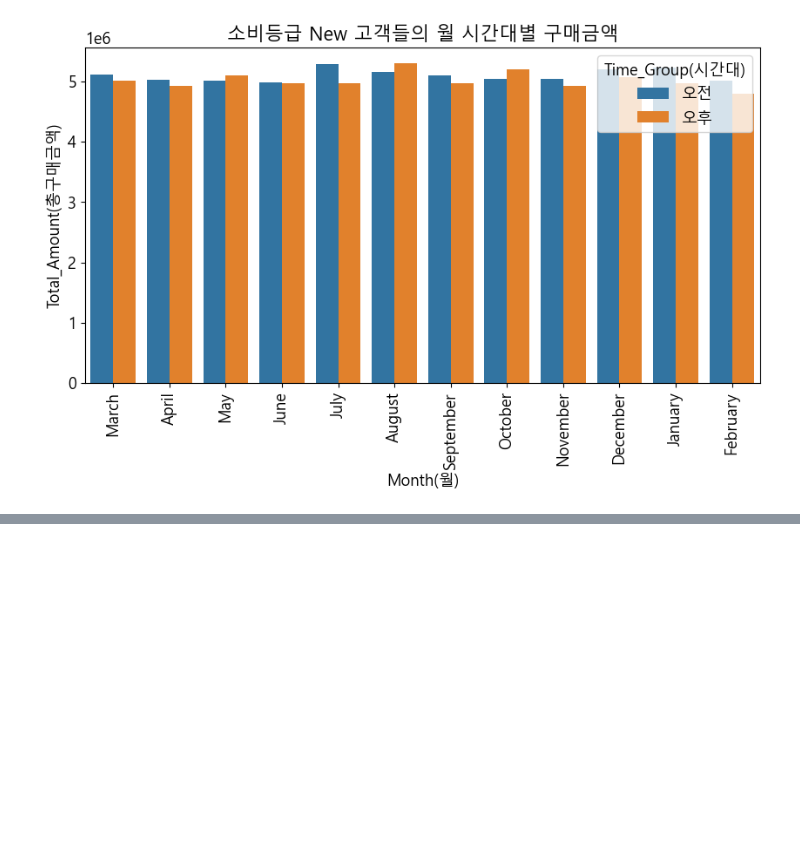
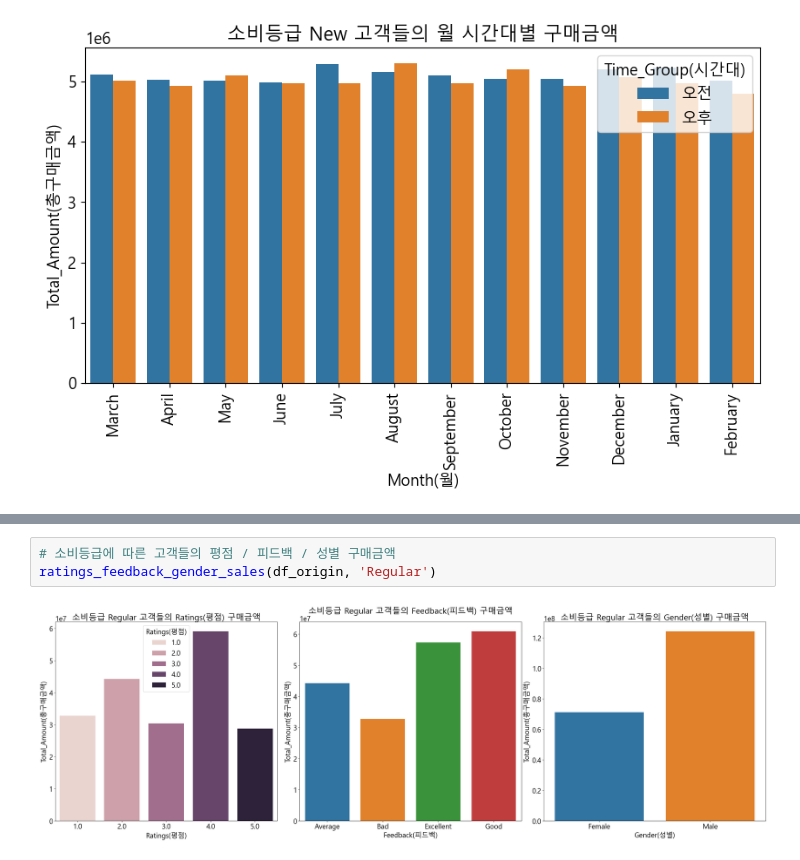
Before and after one commit to youscd/Retail_data_Analysis, a Jupyter notebook: 분석 시각화 (모듈화).ipynb, the cells around one changed output, grey strips where cells are left out. Drawn from its saved outputs; the diff is of its cells as text; blank space fills up the shorter version.

```diff
--- a/분석 시각화 (모듈화).ipynb
+++ b/분석 시각화 (모듈화).ipynb
@@ -354,0 +379,5 @@ month_time_sales(df_origin, 'New')
+# %%
+# 소비등급에 따른 고객들의 평점 / 피드백 / 성별 구매금액
+ratings_feedback_gender_sales(df_origin, 'Regular')
+# %% [output]
+[figure, added]
```
Also changed, not shown: parts of 9 cells of this notebook.
